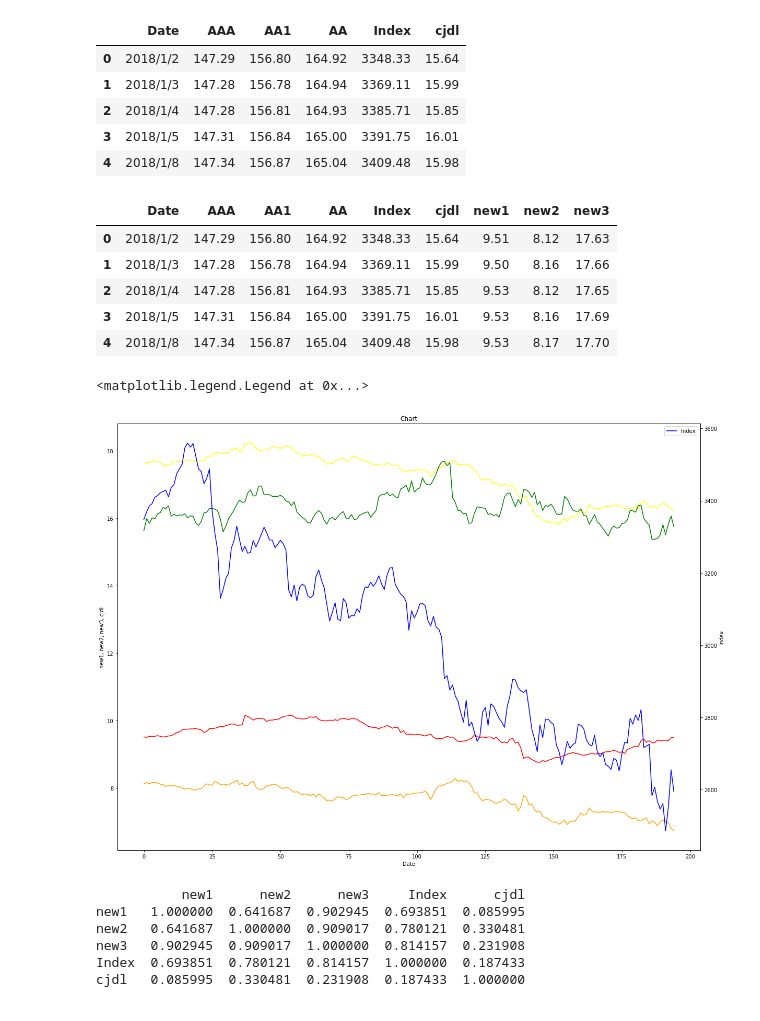
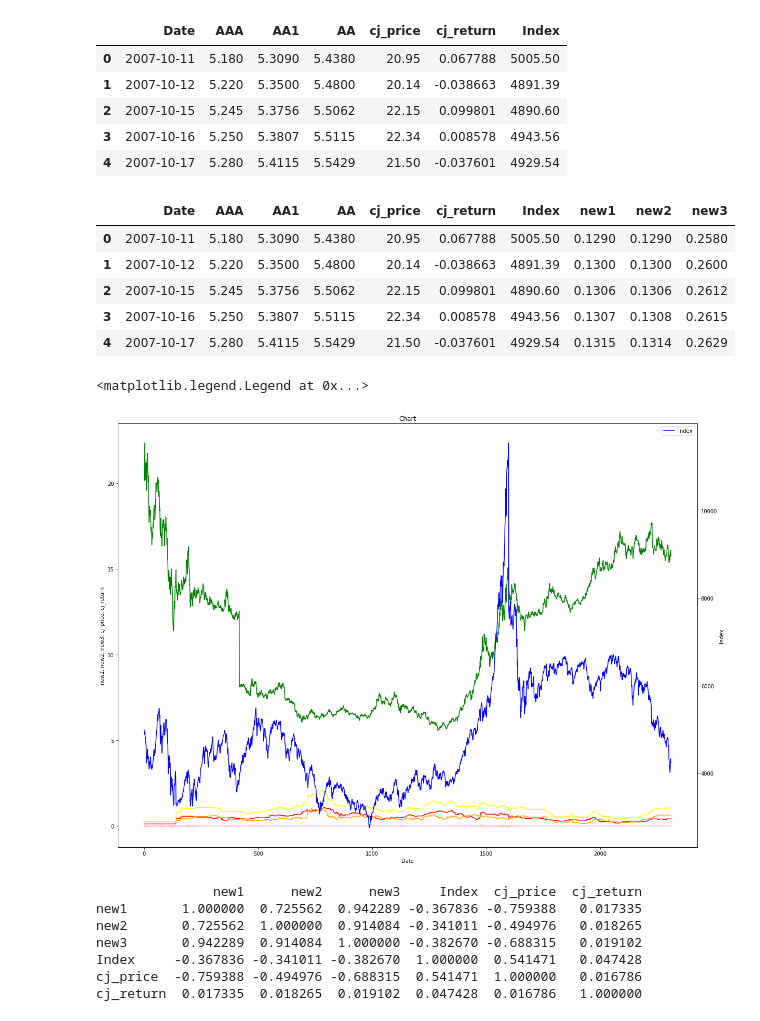
Before and after one commit to TianyiQiu/Bonds, a Jupyter notebook: Bonds.ipynb, the cells around one changed output. Drawn from its saved outputs; the diff is of its cells as text; code cells hidden in the pictures.

```diff
--- a/Bonds.ipynb
+++ b/Bonds.ipynb
@@ -5,52 +5,53 @@ import matplotlib.pyplot as plt
 import scipy.stats as stats
 import time,datetime
 # %%
-# H11080上证公司债AAA指数（全价），H11081上证公司债AA+指数（全价），H11082上证公司债AA指数（全价）
-# Index是上证综指
-df = pd.read_csv('merge.csv', header=0)
+# cj_price是长江电力日收盘价，cj_return是长江电力不考虑红利再投资的日回报率，index是中证500（000905）
+df = pd.read_csv('merged.csv', header=0)
 df.head()
 # %% [output]
-|  | Date | AAA | AA1 | AA | Index | cjdl |
-| 0 | 2018/1/2 | 147.29 | 156.80 | 164.92 | 3348.33 | 15.64 |
-| 1 | 2018/1/3 | 147.28 | 156.78 | 164.94 | 3369.11 | 15.99 |
-| 2 | 2018/1/4 | 147.28 | 156.81 | 164.93 | 3385.71 | 15.85 |
-| 3 | 2018/1/5 | 147.31 | 156.84 | 165.00 | 3391.75 | 16.01 |
-| 4 | 2018/1/8 | 147.34 | 156.87 | 165.04 | 3409.48 | 15.98 |
+|  | Date | AAA | AA1 | AA | cj_price | cj_return | Index |
+| 0 | 2007-10-11 | 5.180 | 5.3090 | 5.4380 | 20.95 | 0.067788 | 5005.50 |
+| 1 | 2007-10-12 | 5.220 | 5.3500 | 5.4800 | 20.14 | -0.038663 | 4891.39 |
+| 2 | 2007-10-15 | 5.245 | 5.3756 | 5.5062 | 22.15 | 0.099801 | 4890.60 |
+| 3 | 2007-10-16 | 5.250 | 5.3807 | 5.5115 | 22.34 | 0.008578 | 4943.56 |
+| 4 | 2007-10-17 | 5.280 | 5.4115 | 5.5429 | 21.50 | -0.037601 | 4929.54 |
 # %%
 df.eval('new1 = AA1 - AAA',inplace = True)
 df.eval('new2 = AA - AA1',inplace = True)
 df.eval('new3 = AA - AAA',inplace = True)
 df.head()
 # %% [output]
-|  | Date | AAA | AA1 | AA | Index | cjdl | new1 | new2 | new3 |
-| 0 | 2018/1/2 | 147.29 | 156.80 | 164.92 | 3348.33 | 15.64 | 9.51 | 8.12 | 17.63 |
-| 1 | 2018/1/3 | 147.28 | 156.78 | 164.94 | 3369.11 | 15.99 | 9.50 | 8.16 | 17.66 |
-| 2 | 2018/1/4 | 147.28 | 156.81 | 164.93 | 3385.71 | 15.85 | 9.53 | 8.12 | 17.65 |
-| 3 | 2018/1/5 | 147.31 | 156.84 | 165.00 | 3391.75 | 16.01 | 9.53 | 8.16 | 17.69 |
-| 4 | 2018/1/8 | 147.34 | 156.87 | 165.04 | 3409.48 | 15.98 | 9.53 | 8.17 | 17.70 |
+|  | Date | AAA | AA1 | AA | cj_price | cj_return | Index | new1 | new2 | new3 |
+| 0 | 2007-10-11 | 5.180 | 5.3090 | 5.4380 | 20.95 | 0.067788 | 5005.50 | 0.1290 | 0.1290 | 0.2580 |
+| 1 | 2007-10-12 | 5.220 | 5.3500 | 5.4800 | 20.14 | -0.038663 | 4891.39 | 0.1300 | 0.1300 | 0.2600 |
+| 2 | 2007-10-15 | 5.245 | 5.3756 | 5.5062 | 22.15 | 0.099801 | 4890.60 | 0.1306 | 0.1306 | 0.2612 |
+| 3 | 2007-10-16 | 5.250 | 5.3807 | 5.5115 | 22.34 | 0.008578 | 4943.56 | 0.1307 | 0.1308 | 0.2615 |
+| 4 | 2007-10-17 | 5.280 | 5.4115 | 5.5429 | 21.50 | -0.037601 | 4929.54 | 0.1315 | 0.1314 | 0.2629 |
 # %%
 fig,left_axis=plt.subplots(figsize=(20,15))
 right_axis = left_axis.twinx()
 plt.title("Chart")
 left_axis.set_xlabel('Date')
-left_axis.set_ylabel('new1, new2, new3, cjdl')
+left_axis.set_ylabel('new1, new2, new3, cj_price, cj_return')
 plt.ylabel('Index')
 left_axis.plot(df.new1,color = 'red')
 left_axis.plot(df.new2,color = 'orange')
 left_axis.plot(df.new3,color = 'yellow')
 right_axis.plot(df.Index,color = 'blue')
-left_axis.plot(df.cjdl,color = 'green')
+left_axis.plot(df.cj_price,color = 'green')
+left_axis.plot(df.cj_return,color = 'pink')
 plt.legend()
 # %% [output]
 <matplotlib.legend.Legend at 0x...>
-[figure, old version]
+[figure, new version]
 # %%
-df2=df[['new1','new2','new3','Index','cjdl']]
+df2=df[['new1','new2','new3','Index','cj_price','cj_return']]
 print(df2.corr())
 # %% [output]
-           new1      new2      new3     Index      cjdl
-new1   1.000000  0.641687  0.902945  0.693851  0.085995
-new2   0.641687  1.000000  0.909017  0.780121  0.330481
-new3   0.902945  0.909017  1.000000  0.814157  0.231908
-Index  0.693851  0.780121  0.814157  1.000000  0.187433
-cjdl   0.085995  0.330481  0.231908  0.187433  1.000000
+               new1      new2      new3     Index  cj_price  cj_return
+new1       1.000000  0.725562  0.942289 -0.367836 -0.759388   0.017335
+new2       0.725562  1.000000  0.914084 -0.341011 -0.494976   0.018265
+new3       0.942289  0.914084  1.000000 -0.382670 -0.688315   0.019102
+Index     -0.367836 -0.341011 -0.382670  1.000000  0.541471   0.047428
+cj_price  -0.759388 -0.494976 -0.688315  0.541471  1.000000   0.016786
+cj_return  0.017335  0.018265  0.019102  0.047428  0.016786   1.000000
```
